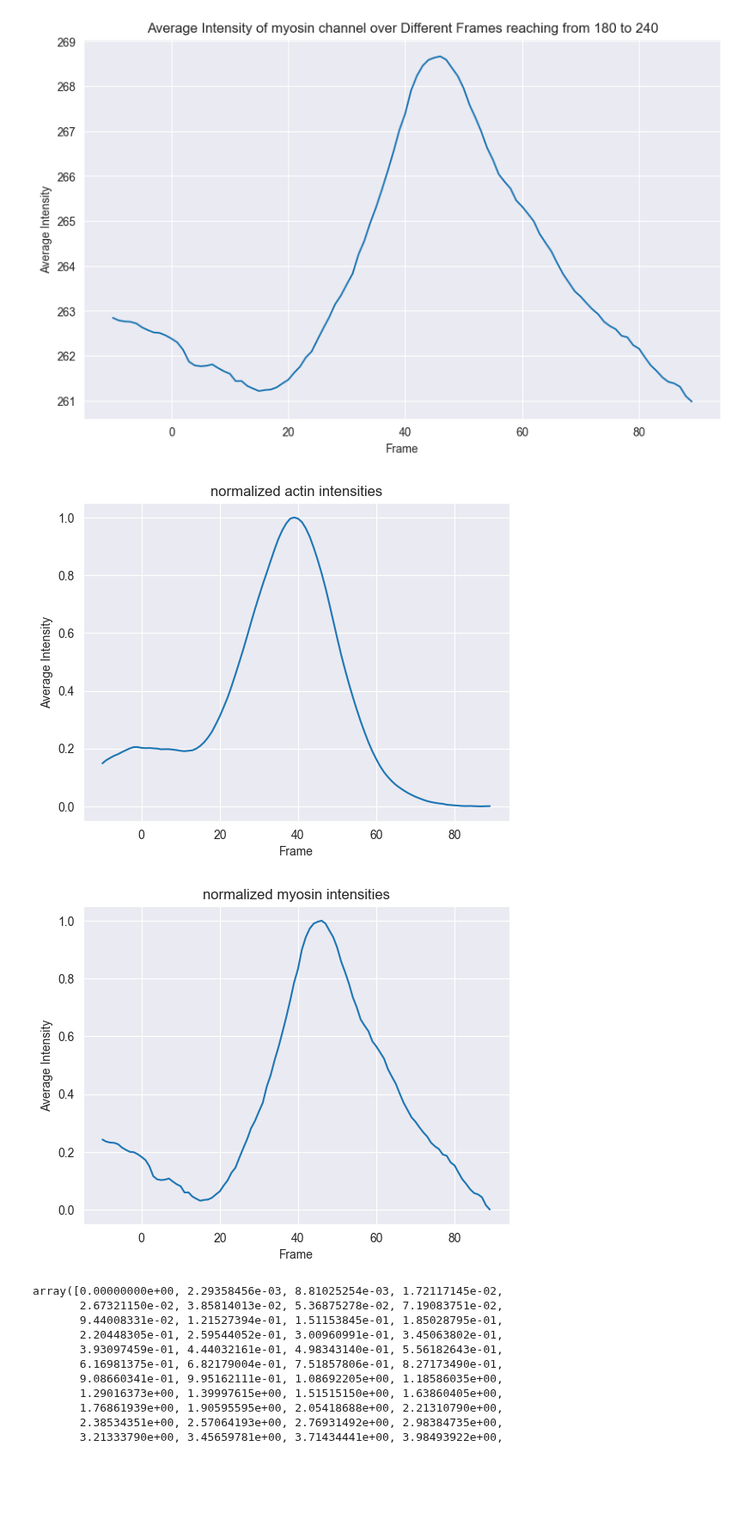
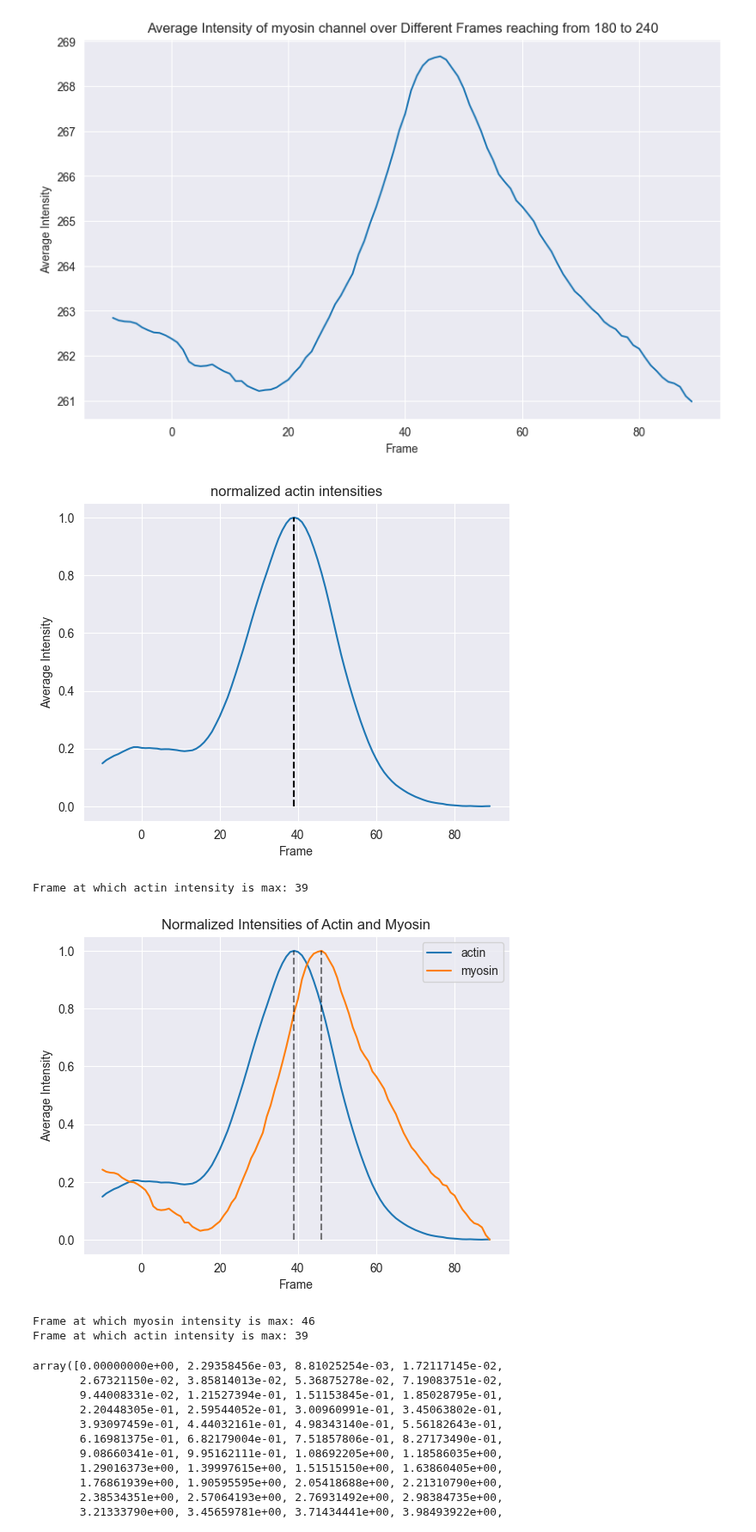
Before and after one commit to leaBroe/arcospx_analysis_quantification_correlation, a Jupyter notebook: cross_correlation.ipynb, the cells around one changed output. Shown at 86% size. Saved outputs shown, nothing was run; the diff lists cells and outputs as text; code cells hidden in the pictures; blank space fills up the shorter version.

Commit message:
improved plots

```diff
--- a/cross_correlation.ipynb
+++ b/cross_correlation.ipynb
@@ -273,30 +273,50 @@ plt.show()
 [figure]
 # %%
 actin_min = average_intensities_actin.min()
-data_max = average_intensities_actin.max()
-normalized_actin_intensities = (average_intensities_actin - actin_min) / (data_max - actin_min)
+actin_max = average_intensities_actin.max()
+normalized_actin_intensities = (average_intensities_actin - actin_min) / (actin_max - actin_min)
 # %%
+index_of_norm_actin = np.argmax(normalized_actin_intensities)
 plt.plot(normalized_actin_intensities)
 plt.title("normalized actin intensities")
 plt.xlabel("Frame")
 plt.ylabel("Average Intensity")
+plt.vlines(index_of_norm_actin-10, 0, max(normalized_actin_intensities), colors='k', linestyles='dashed')
 #plt.savefig("plots/average_intensity_myosin.png")
 plt.show()
+
+print(f"Frame at which actin intensity is max: {index_of_norm_actin-10}")
 # %% [output]
-[figure, old version]
+[figure, new version]
+Frame at which actin intensity is max: 39
 # %%
 myosin_min = average_intensities_myosin.min()
-data_max = average_intensities_myosin.max()
-normalized_myosin_intensities = (average_intensities_myosin - myosin_min) / (data_max - myosin_min)
+myosin_max = average_intensities_myosin.max()
+normalized_myosin_intensities = (average_intensities_myosin - myosin_min) / (myosin_max - myosin_min)
 # %%
-plt.plot(normalized_myosin_intensities)
-plt.title("normalized myosin intensities")
+
+# Find the index of maximum intensity
+index_of_norm_myosin = np.argmax(normalized_myosin_intensities)
+
+# Plot the normalized myosin intensities
+plt.plot(normalized_actin_intensities, label="actin")
+plt.plot(normalized_myosin_intensities, label="myosin")
+plt.title("Normalized Intensities of Actin and Myosin")
 plt.xlabel("Frame")
 plt.ylabel("Average Intensity")
-#plt.savefig("plots/average_intensity_myosin_norm.png")
+
+# Add a vertical line at the index of maximum intensity
+plt.vlines(index_of_norm_myosin-10, 0, max(normalized_myosin_intensities), colors='k', linestyles='dashed', alpha=0.5)
+plt.vlines(index_of_norm_actin-10, 0, max(normalized_actin_intensities), colors='k', linestyles='dashed', alpha=0.5)
+plt.legend()
 plt.show()
+
+print(f"Frame at which myosin intensity is max: {index_of_norm_myosin-10}")
+print(f"Frame at which actin intensity is max: {index_of_norm_actin-10}")
 # %% [output]
-[figure, old version]
+[figure, new version]
+Frame at which myosin intensity is max: 46
+Frame at which actin intensity is max: 39
 # %%
 corr = correlate(normalized_actin_intensities, normalized_myosin_intensities, mode="full")
 reference_corr = correlate(normalized_actin_intensities, normalized_actin_intensities, mode="full")
```
